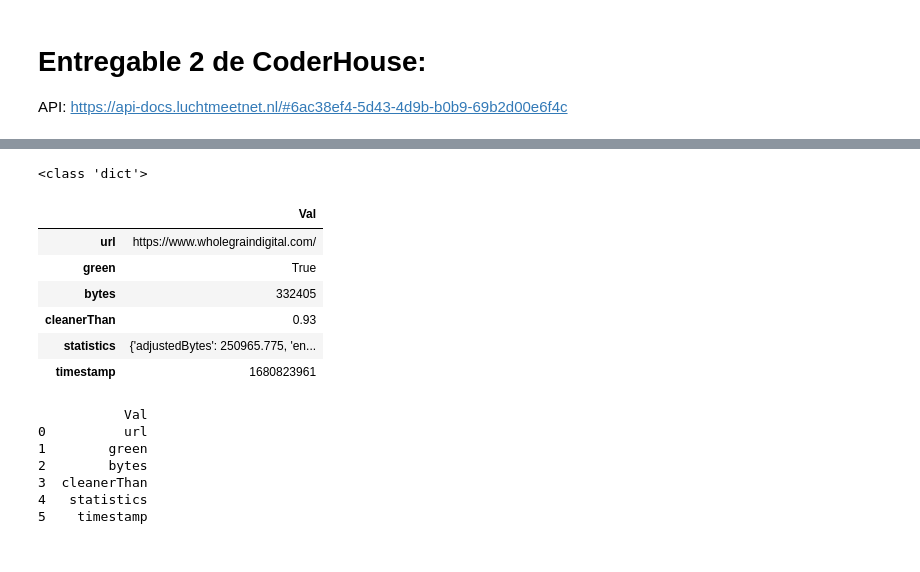
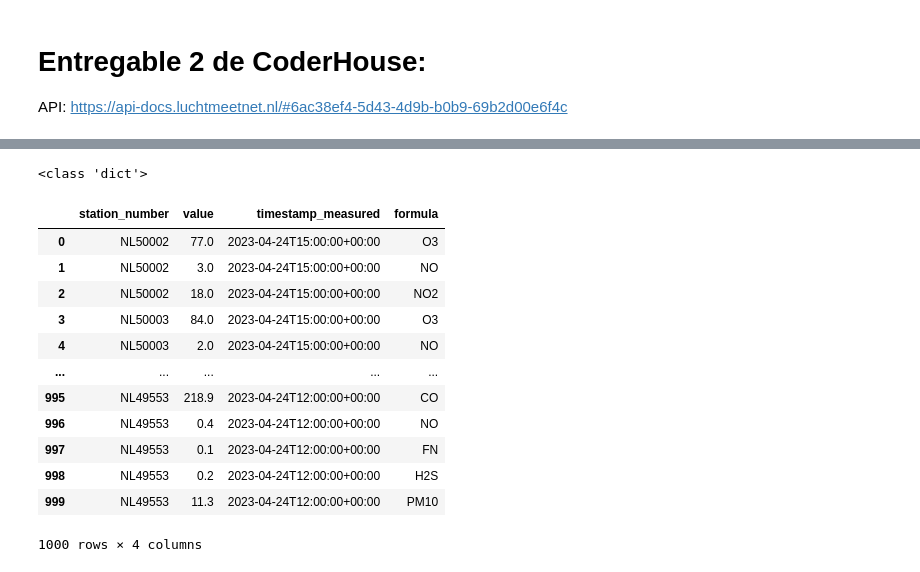
Before and after one commit to lucashrossi/API, a Jupyter notebook: Extraccion datos API 2.ipynb, the cells around one changed output, grey strips where cells are left out. Saved outputs shown, nothing was run; the diff lists cells and outputs as text; code cells hidden in the pictures.

```diff
--- a/Extraccion datos API 2.ipynb
+++ b/Extraccion datos API 2.ipynb
@@ -49,0 +59,9 @@ print(file_name)
+# %%
+import requests
+
+headers = {"Accept-Encoding": "gzip, deflate"}
+#response = requests.get("https://api.luchtmeetnet.nl/open_api/measurements?start=2018-12-01T09%3A00%3A00Z&end=2018-12-02T09%3A00%3A00Z&station_number=&formula=&page=&order_by=timestamp_measured&order_direction=desc")
+response = requests.get("https://api.luchtmeetnet.nl/open_api/measurements?station_number=&formula=&page=1&order_by=timestamp_measured&order_direction=desc",headers=headers)
+print(response)
+file_name = response.json()
+file_name
@@ -50,28 +87,20 @@ print(file_name)
 # %%
 print(type(file_name))
-df = pd.DataFrame.from_dict(file_name, orient='index')
-
-df.columns = ['Val']
-display(df)
+datax=file_name['data']
+df = pd.DataFrame.from_dict(datax)
+df
 # %% [output]
 <class 'dict'>
-|  | Val |
-| url | https://www.wholegraindigital.com/ |
-| green | True |
-| bytes | 332405 |
-| cleanerThan | 0.93 |
-| statistics | {'adjustedBytes': 250965.775, 'en... |
-| timestamp | 1680823961 |
+|  | station_number | value | timestamp_measured | formula |
+| 0 | NL50002 | 77.0 | 2023-04-24T15:00:00+00:00 | O3 |
+| 1 | NL50002 | 3.0 | 2023-04-24T15:00:00+00:00 | NO |
+| 2 | NL50002 | 18.0 | 2023-04-24T15:00:00+00:00 | NO2 |
+| 3 | NL50003 | 84.0 | 2023-04-24T15:00:00+00:00 | O3 |
+| 4 | NL50003 | 2.0 | 2023-04-24T15:00:00+00:00 | NO |
+| ... | ... | ... | ... | ... |
+| 995 | NL49553 | 218.9 | 2023-04-24T12:00:00+00:00 | CO |
+| 996 | NL49553 | 0.4 | 2023-04-24T12:00:00+00:00 | NO |
+| 997 | NL49553 | 0.1 | 2023-04-24T12:00:00+00:00 | FN |
+| 998 | NL49553 | 0.2 | 2023-04-24T12:00:00+00:00 | H2S |
+| 999 | NL49553 | 11.3 | 2023-04-24T12:00:00+00:00 | PM10 |
+1000 rows × 4 columns
-# %%
-histt = df
-histt['Val']=histt.index
-histt=histt.reset_index(drop=True)
-print(histt)
-# %% [output]
-           Val
-0          url
-1        green
-2        bytes
-3  cleanerThan
-4   statistics
-5    timestamp
```
Also changed, not shown: parts of 11 cells of this notebook.
